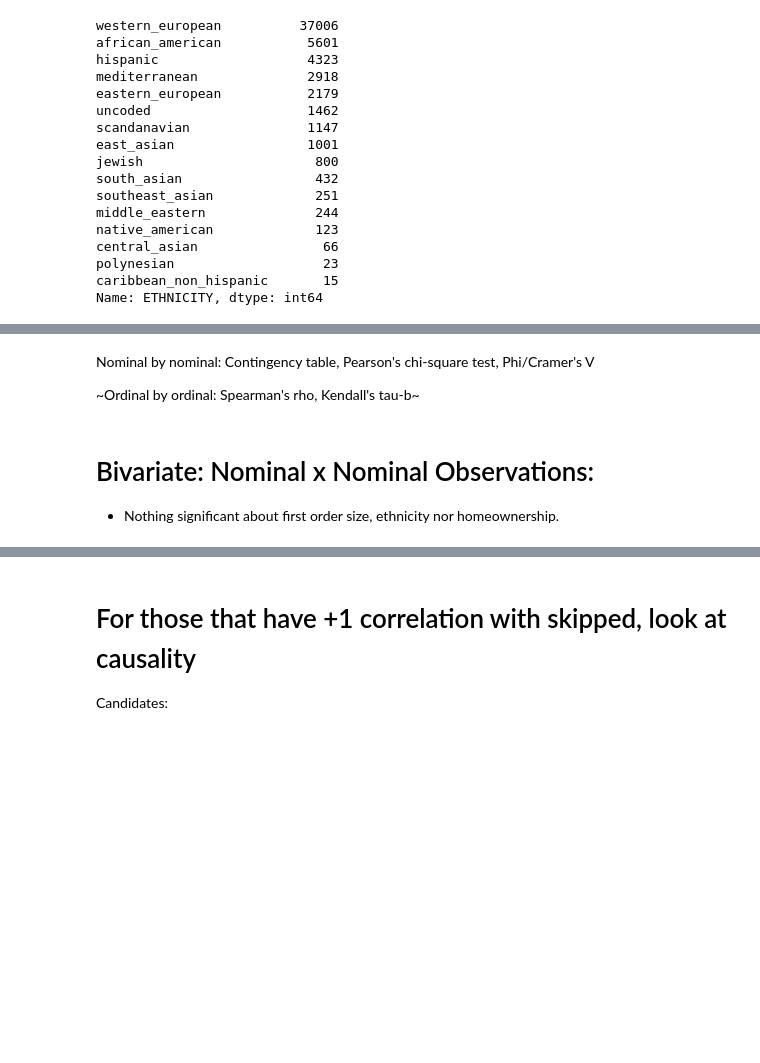
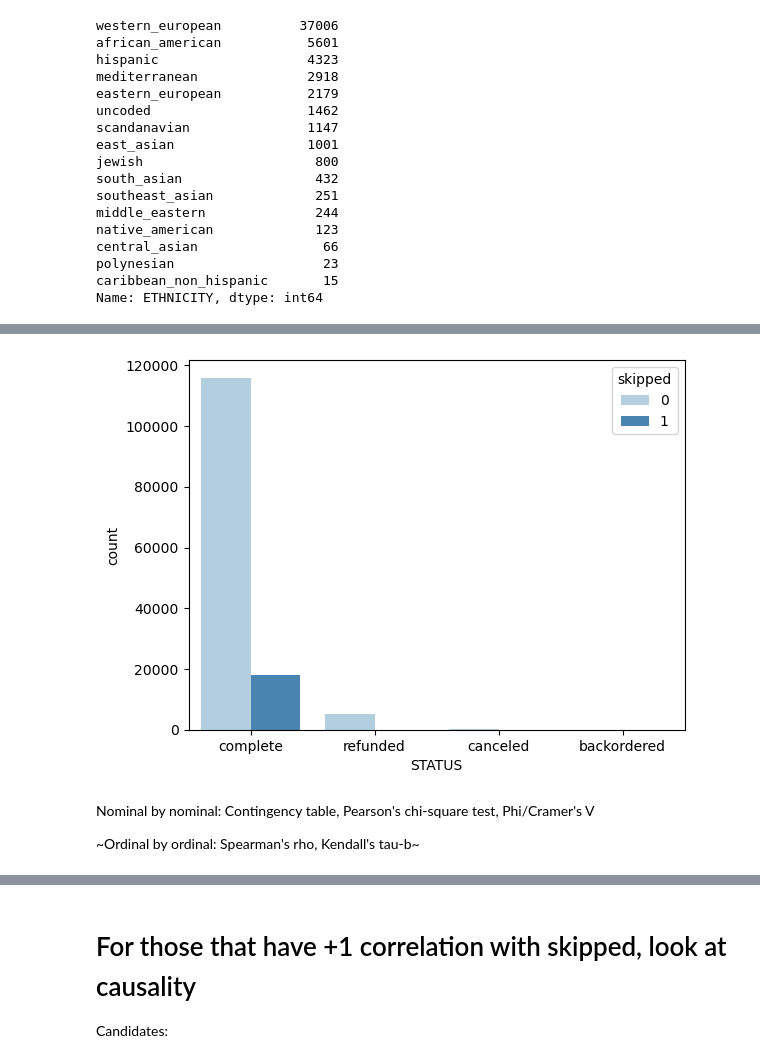
Before and after one commit to mindyng/Take-Homes, a Jupyter notebook: tovala2.ipynb, the cells around one changed output, grey strips where cells are left out. Cells and saved outputs as stored; diff of their text form; code cells hidden in the pictures; blank space fills up the shorter version.

```diff
--- a/tovala2.ipynb
+++ b/tovala2.ipynb
@@ -543,8 +614,9 @@ plt.legend()
+# %%
+sns.countplot(x="STATUS", data=df, hue="skipped", palette="Blues")
+plt.show()
+# %% [output]
+[figure, added]
 # %% [markdown]
 Nominal by nominal: Contingency table, Pearson's chi-square test, Phi/Cramer's V
 
 ~Ordinal by ordinal: Spearman's rho, Kendall's tau-b~
-# %% [markdown]
-# Bivariate: Nominal x Nominal Observations:
-
-- Nothing significant about first order size, ethnicity nor homeownership.
```
Also changed, not shown: parts of 30 cells of this notebook.
